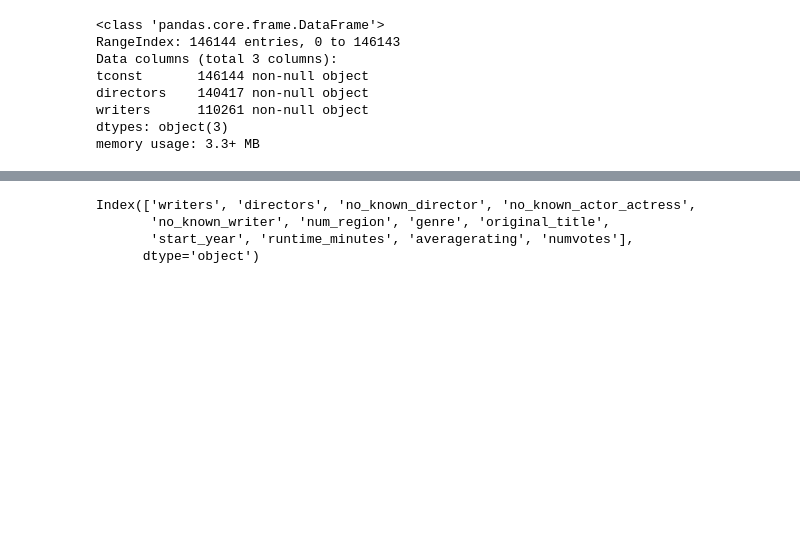
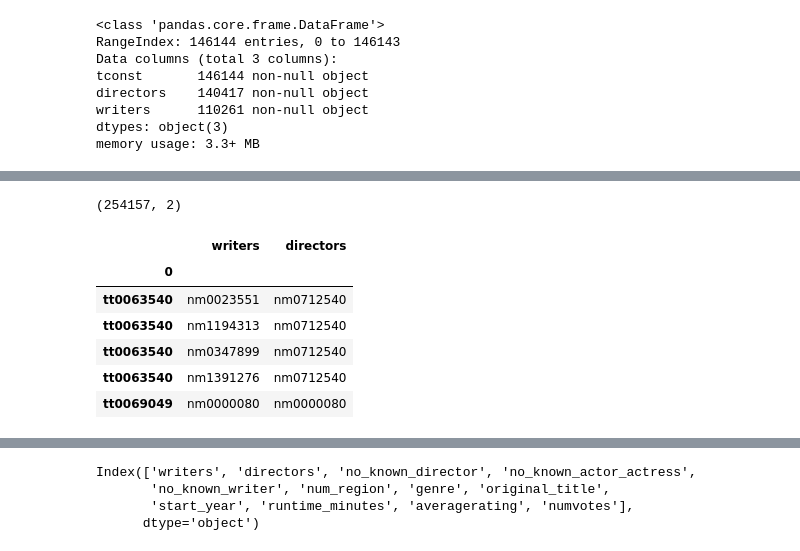
Before and after one commit to mzhou356/dc_ds_06_03_mod1_project, a Jupyter notebook: IMDB_combined_data.ipynb, the cells around one changed output, grey strips where cells are left out. Drawn from its saved outputs; the diff is of its cells as text; code cells hidden in the pictures; blank space fills up the shorter version.

```diff
--- a/IMDB_combined_data.ipynb
+++ b/IMDB_combined_data.ipynb
@@ -311,3 +304,6 @@ writers = pd.concat([pd.Series(row['tconst'],row['writers'].split(','))
 # %%
-writer_director = writers.join(directors, how = 'inner', lsuffix= '_l')
+writer_director2 = writers.join(directors, how = 'inner', lsuffix= '_l')
+writer_director2.shape
+# %% [output]
+(254157, 2)
 # %%
@@ -315,2 +311,12 @@ writer_director.rename(columns={'index_l':'writers', 'index':'directors'}, inpla
+# %%
+writer_director2.head()
+# %% [output]
+|  | writers | directors |
+| 0 |  |  |
+| tt0063540 | nm0023551 | nm0712540 |
+| tt0063540 | nm1194313 | nm0712540 |
+| tt0063540 | nm0347899 | nm0712540 |
+| tt0063540 | nm1391276 | nm0712540 |
+| tt0069049 | nm0000080 | nm0000080 |
 # %%
 # for writer_director mapping
```
Also changed, not shown: parts of 20 cells of this notebook.
